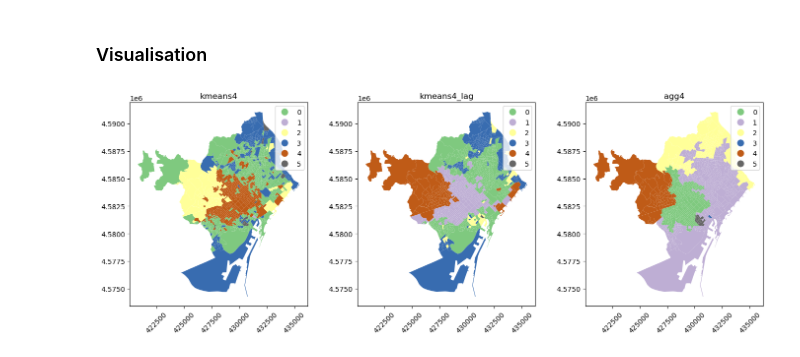
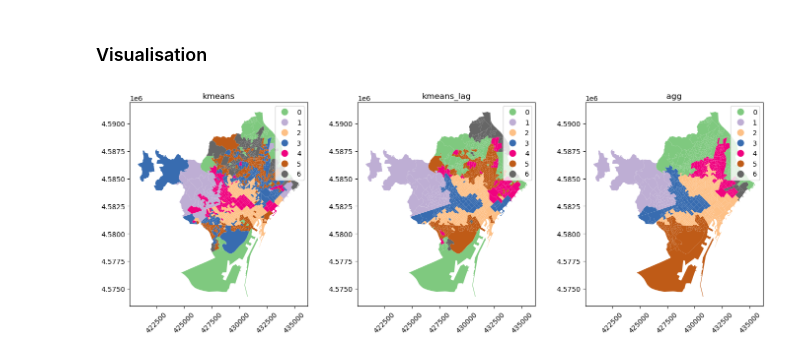
Before and after one commit to novotny-marek/SDS4SG-barcelona-case, a Jupyter notebook: barcelona.ipynb, the cells around one changed output. Saved outputs shown, nothing was run; the diff lists cells and outputs as text; code cells hidden in the pictures.

```diff
--- a/barcelona.ipynb
+++ b/barcelona.ipynb
@@ -351,0 +369,9 @@ optimal_clusters = 6
+# %%
+K = [i for i in range(2, 11)]
+
+# Assuming 'scores' is a list of your scores and 'K' is a list of the corresponding K values
+knee_locator = KneeLocator(K, scores, curve='convex', direction='decreasing')
+
+optimal_clusters = knee_locator.knee
+
+print(f'The optimal number of clusters is {optimal_clusters}')
@@ -352,9 +380,9 @@ optimal_clusters = 6
 # %% [markdown]
 #### KMeans
 # %%
-kmeans4 = cluster.KMeans(n_clusters=optimal_clusters, random_state=42)
-kmeans4.fit(data_scaled)
-seccio['kmeans4'] = kmeans4.labels_
+kmeans = cluster.KMeans(n_clusters=optimal_clusters, random_state=42)
+kmeans.fit(data_scaled)
+seccio['kmeans'] = kmeans.labels_
 # %% [markdown]
 #### Spatially-lagged cluster
 # %%
@@ -369,31 +397,34 @@ subranks_spatial = subranks + subranks_lag
 
 data_scaled_spatial = scaler.fit_transform(seccio[subranks_spatial])
 
-kmeans4_lag = cluster.KMeans(n_clusters=optimal_clusters, random_state=42)
-kmeans4_lag.fit(data_scaled_spatial)
-seccio['kmeans4_lag'] = kmeans4_lag.labels_
+kmeans_lag = cluster.KMeans(n_clusters=optimal_clusters, random_state=42)
+kmeans_lag.fit(data_scaled_spatial)
+seccio['kmeans_lag'] = kmeans_lag.labels_
 # %% [markdown]
 #### Regionalisation
 # %%
-agg4 = cluster.AgglomerativeClustering(n_clusters=optimal_clusters, connectivity=queen.sparse)
-agg4.fit(data_scaled)
-seccio['agg4'] = agg4.labels_
+agg = cluster.AgglomerativeClustering(
+    n_clusters=optimal_clusters, connectivity=queen.sparse
+)
+
+agg.fit(data_scaled)
+seccio['agg'] = agg.labels_
 # %% [markdown]
 ### Visualisation
 # %%
 fig, ax = plt.subplots(1, 3, figsize=(14, 5))
-seccio.plot(column='kmeans4', ax=ax[0], legend=True, categorical=True, cmap='Accent')
-seccio.plot(column='kmeans4_lag', ax=ax[1], legend=True, categorical=True, cmap='Accent')
-seccio.plot(column='agg4', ax=ax[2], legend=True, categorical=True, cmap='Accent')
+seccio.plot(column='kmeans', ax=ax[0], legend=True, categorical=True, cmap='Accent')
+seccio.plot(column='kmeans_lag', ax=ax[1], legend=True, categorical=True, cmap='Accent')
+seccio.plot(column='agg', ax=ax[2], legend=True, categorical=True, cmap='Accent')
 
-ax[0].set_title('kmeans4')
-ax[1].set_title('kmeans4_lag')
-ax[2].set_title('agg4')
+ax[0].set_title('kmeans')
+ax[1].set_title('kmeans_lag')
+ax[2].set_title('agg')
 
 ax[0].tick_params(axis='x', rotation=45)
 ax[1].tick_params(axis='x', rotation=45)
 ax[2].tick_params(axis='x', rotation=45)
 plt.tight_layout()
 plt.show()
 # %% [output]
-[figure, old version]
+[figure, new version]
```
Also changed, not shown: parts of 12 cells of this notebook.
